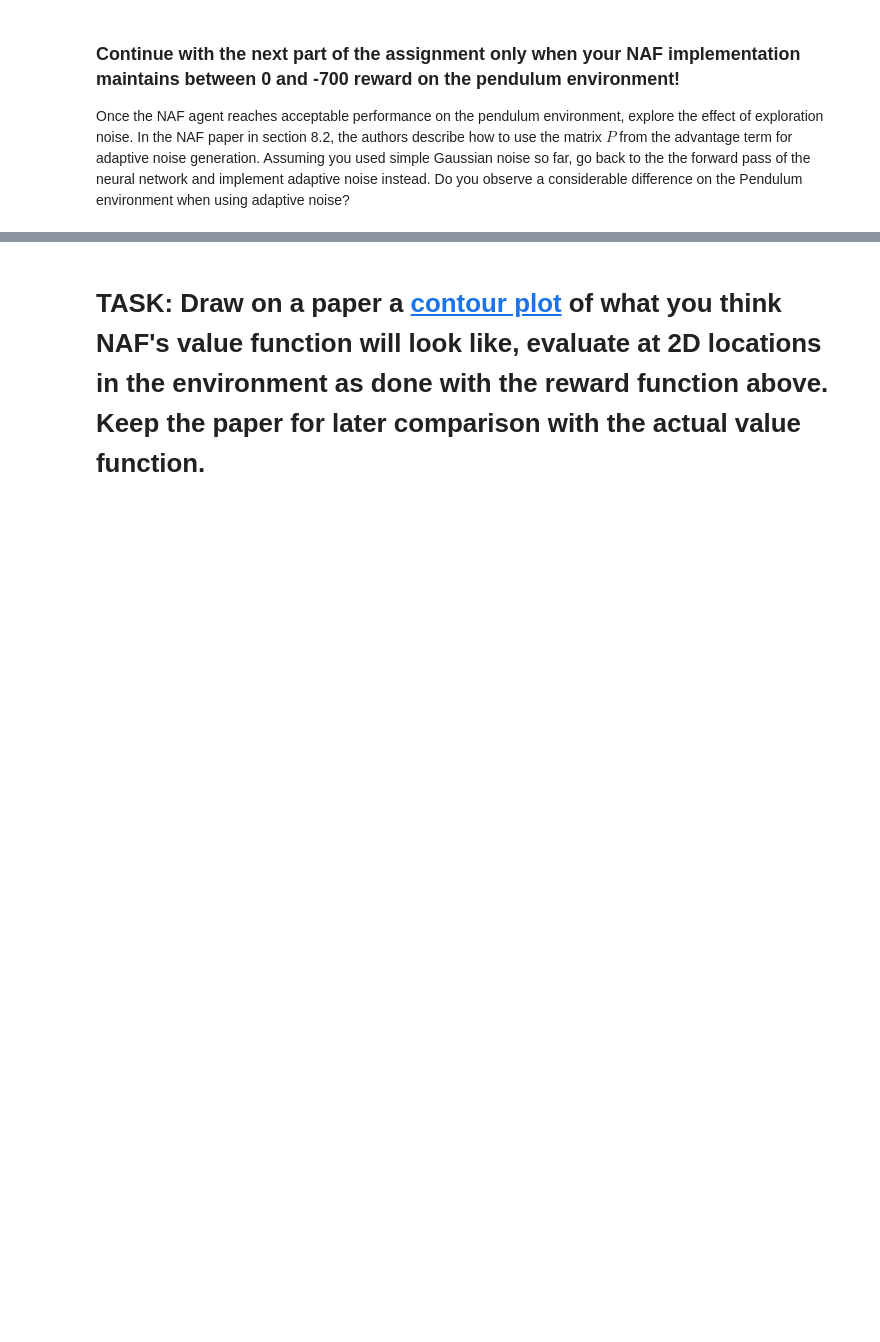
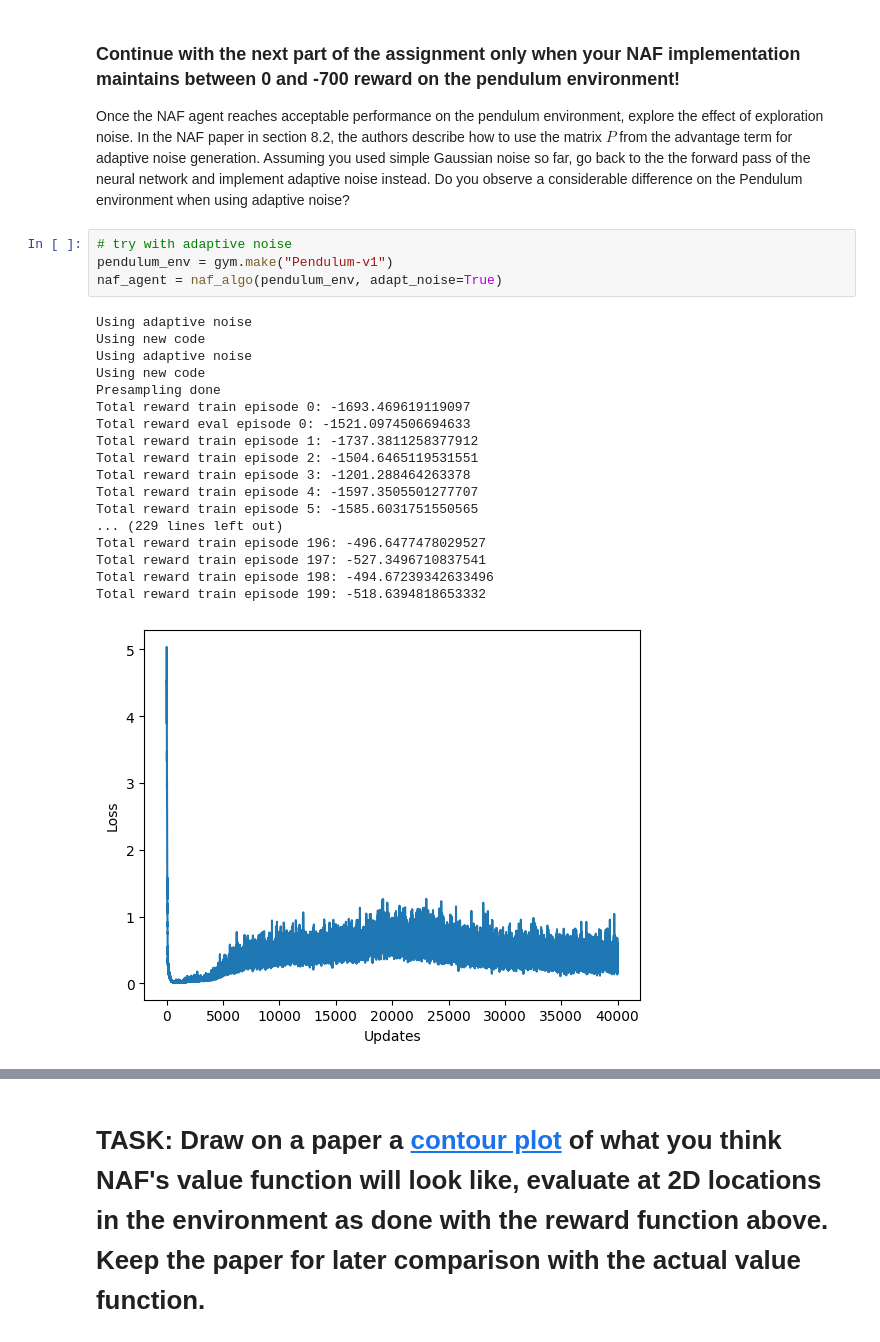
Before and after one commit to bluelancer/WASPRL2022Lab2, a Jupyter notebook: Lab.ipynb, the cells around one changed output, grey strips where cells are left out. Drawn from its saved outputs; the diff is of its cells as text; blank space fills up the shorter version.

```diff
--- a/Lab.ipynb
+++ b/Lab.ipynb
@@ -320,3 +329,26 @@ Total reward train episode 98: -1493.9323848972683
 # %% [markdown]
 ### Continue with the next part of the assignment only when your NAF implementation maintains between 0 and -700 reward on the pendulum environment!
 Once the NAF agent reaches acceptable performance on the pendulum environment, explore the effect of exploration noise. In the NAF paper in section 8.2, the authors describe how to use the matrix $P$ from the advantage term for adaptive noise generation. Assuming you used simple Gaussian noise so far, go back to the the forward pass of the neural network and implement adaptive noise instead. Do you observe a considerable difference on the Pendulum environment when using adaptive noise?
+# %%
+# try with adaptive noise
+pendulum_env = gym.make("Pendulum-v1")
+naf_agent = naf_algo(pendulum_env, adapt_noise=True)
+# %% [output]
+Using adaptive noise
+Using new code
+Using adaptive noise
+Using new code
+Presampling done
+Total reward train episode 0: -1693.469619119097
+Total reward eval episode 0: -1521.0974506694633
+Total reward train episode 1: -1737.3811258377912
+Total reward train episode 2: -1504.6465119531551
+Total reward train episode 3: -1201.288464263378
+Total reward train episode 4: -1597.3505501277707
+Total reward train episode 5: -1585.6031751550565
+... (229 lines left out)
+Total reward train episode 196: -496.6477478029527
+Total reward train episode 197: -527.3496710837541
+Total reward train episode 198: -494.67239342633496
+Total reward train episode 199: -518.6394818653332
+[figure, added]
```
Also changed, not shown: parts of 12 cells of this notebook.
